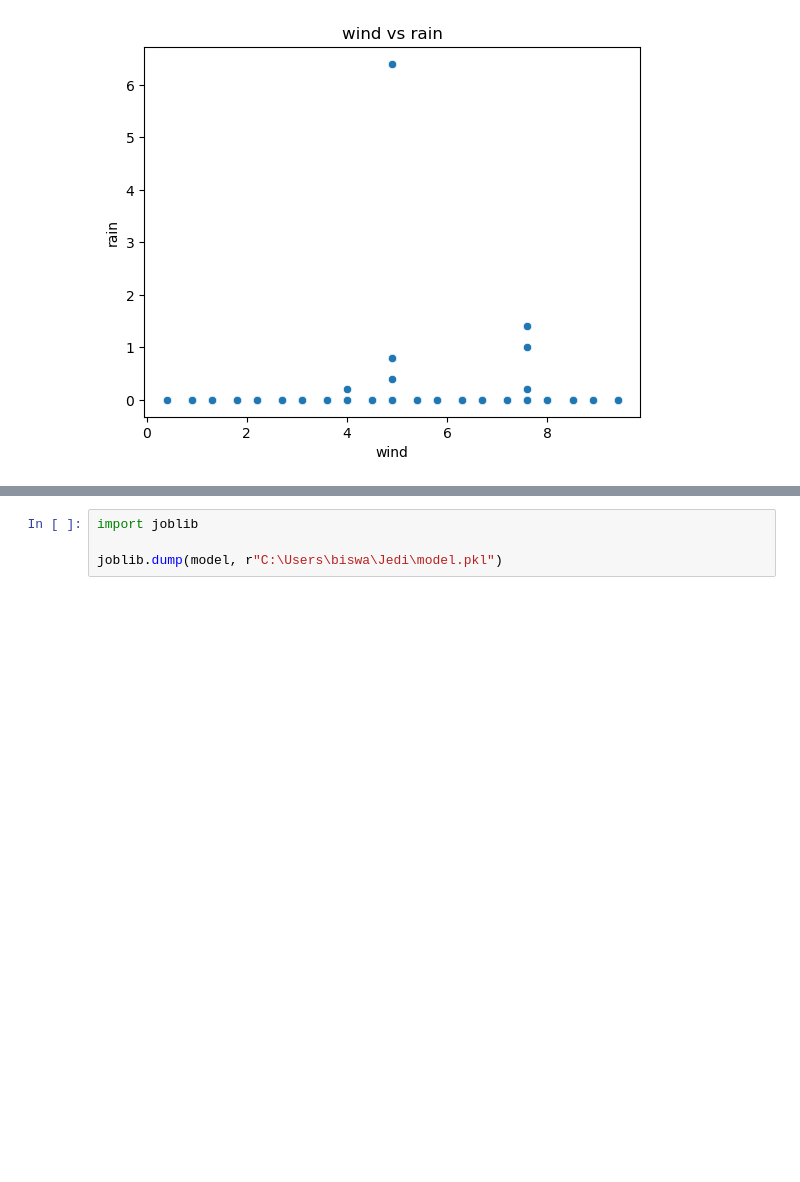
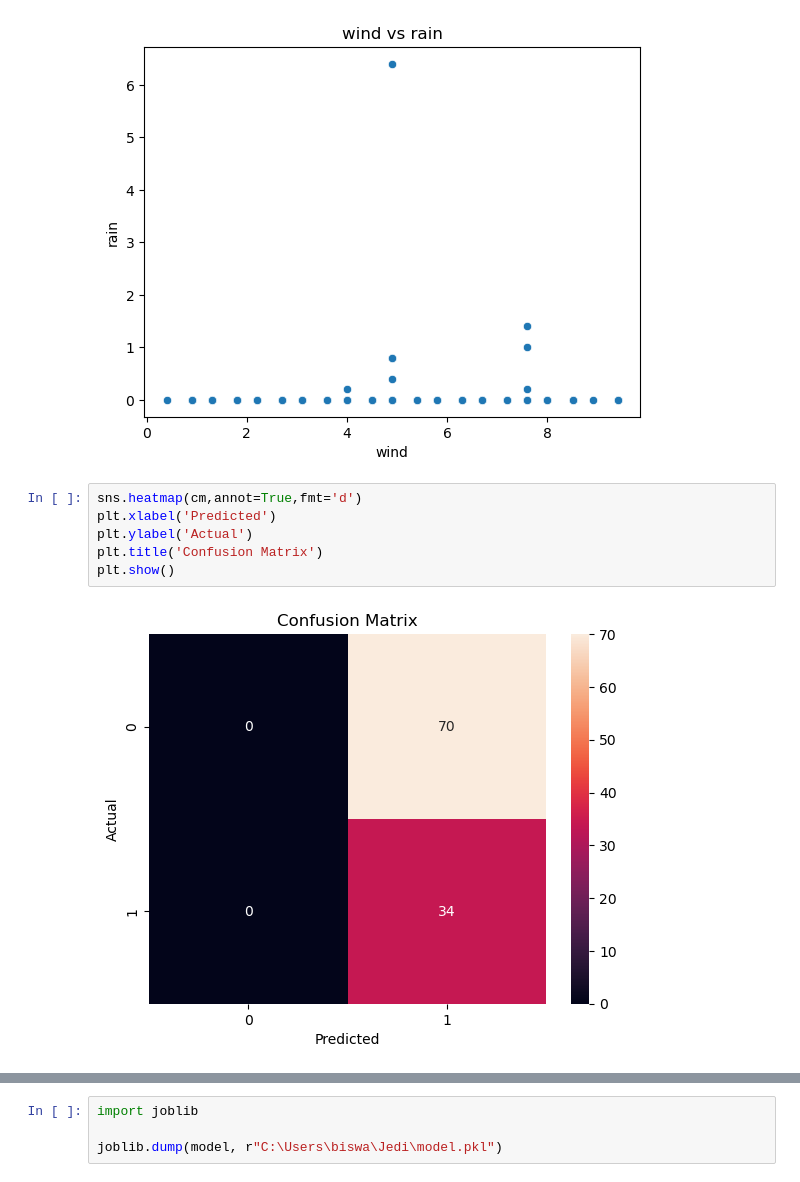
Before and after one commit to Biswajeet21/Week-1, a Jupyter notebook: forest_fire.ipynb, the cells around one changed output, grey strips where cells are left out. Cells and saved outputs as stored; diff of their text form; blank space fills up the shorter version.

```diff
--- a/forest_fire.ipynb
+++ b/forest_fire.ipynb
@@ -211,6 +250,14 @@ sns.scatterplot(x='wind',y='rain',data=df).set_title('wind vs rain')
 # %% [output]
 Text(0.5, 1.0, 'wind vs rain')
 [figure]
+# %%
+sns.heatmap(cm,annot=True,fmt='d')
+plt.xlabel('Predicted')
+plt.ylabel('Actual')
+plt.title('Confusion Matrix')
+plt.show()
+# %% [output]
+[figure, added]
 # %%
 model = {"Logistic Regression":log_reg,
         "Linear Regression":lin_reg,
```
Also changed, not shown: parts of 8 cells of this notebook, 1 other file.
